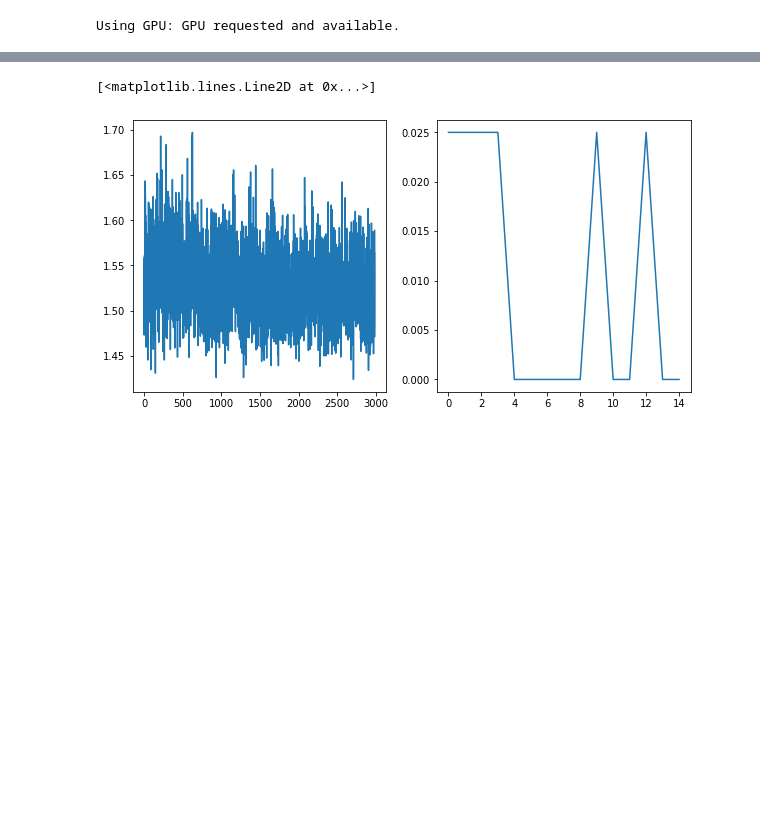
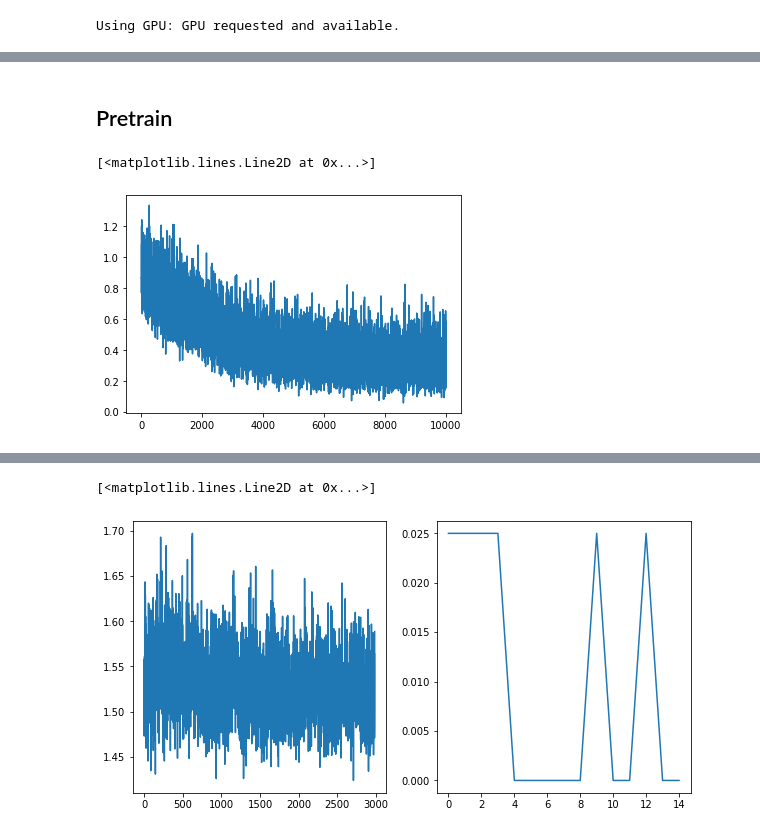
Before and after one commit to hyu1729/HP-Protein-Folding, a Jupyter notebook: Protein Folding AlphaGo Zero.ipynb, the cells around one changed output, grey strips where cells are left out. Cells and saved outputs as stored; diff of their text form; code cells hidden in the pictures; blank space fills up the shorter version.

```diff
--- a/Protein Folding AlphaGo Zero.ipynb
+++ b/Protein Folding AlphaGo Zero.ipynb
@@ -45,7 +49,7 @@ class ReplayBuffer(object):
     def __len__(self):
         return len(self.buffer)
 
-replay_size = 10000
+replay_size = 60000
 replay_buffer = ReplayBuffer(replay_size)
 # %%
 dualres = DualRes(10, 4, USE_CUDA)
@@ -55,7 +59,7 @@ if USE_CUDA:
     dualres = dualres.cuda()
     best_player = best_player.cuda()
 # %%
-test_model = DualRes(10, 4, USE_CUDA, blocks_sizes = [64], deepths = [2])
+test_model = DualRes(10, 4, USE_CUDA, blocks_sizes = [128], deepths = [2])
 if USE_CUDA:
     test_model = test_model.cuda()
 # %%
@@ -103,0 +108,2 @@ len(seqs)
+# %% [markdown]
+## Pretrain
@@ -103,0 +120,17 @@ len(seqs)
+# %%
+# Train using pregenerated data, not neural net MCTS
+criterion = AlphaLoss()
+optimizer = optim.Adam(test_model.parameters(), lr = 0.001)
+losses = []
+
+# 1000 Epochs, 10 updates per epoch, batch size 32
+for ts in tqdm(range(1000)):
+    for _ in range(10):
+        if len(replay_buffer) > 32:
+            loss = compute_loss(test_model, 32, replay_buffer, optimizer, criterion)
+            losses.append(loss)
+# %%
+plt.plot(losses)
+# %% [output]
+[<matplotlib.lines.Line2D at 0x...>]
+[figure, added]
```
Also changed, not shown: parts of 10 cells of this notebook, 3 other files.
